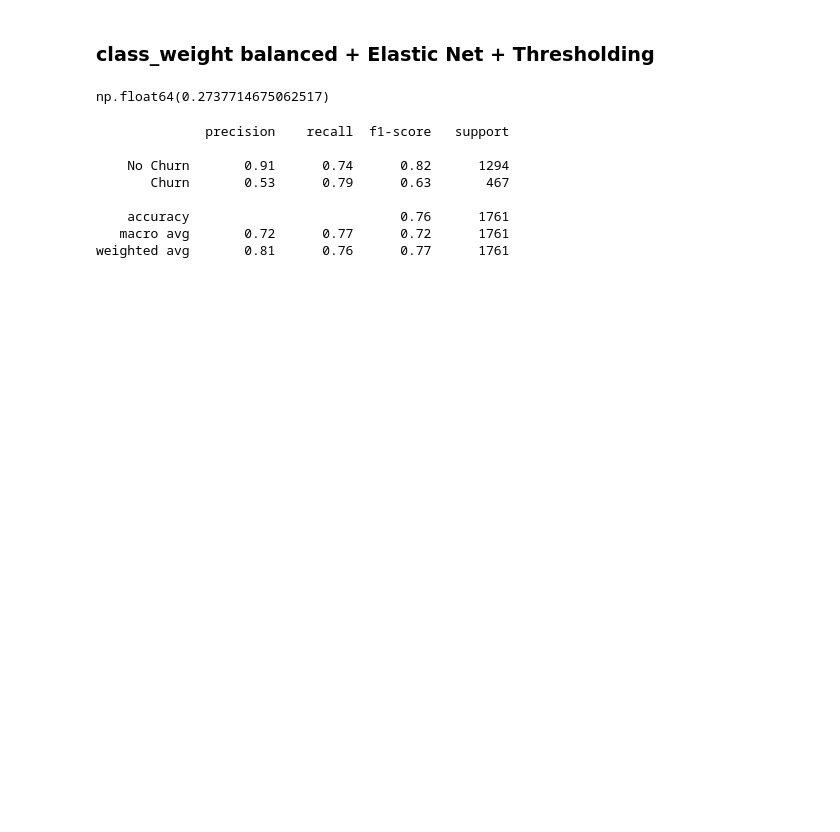
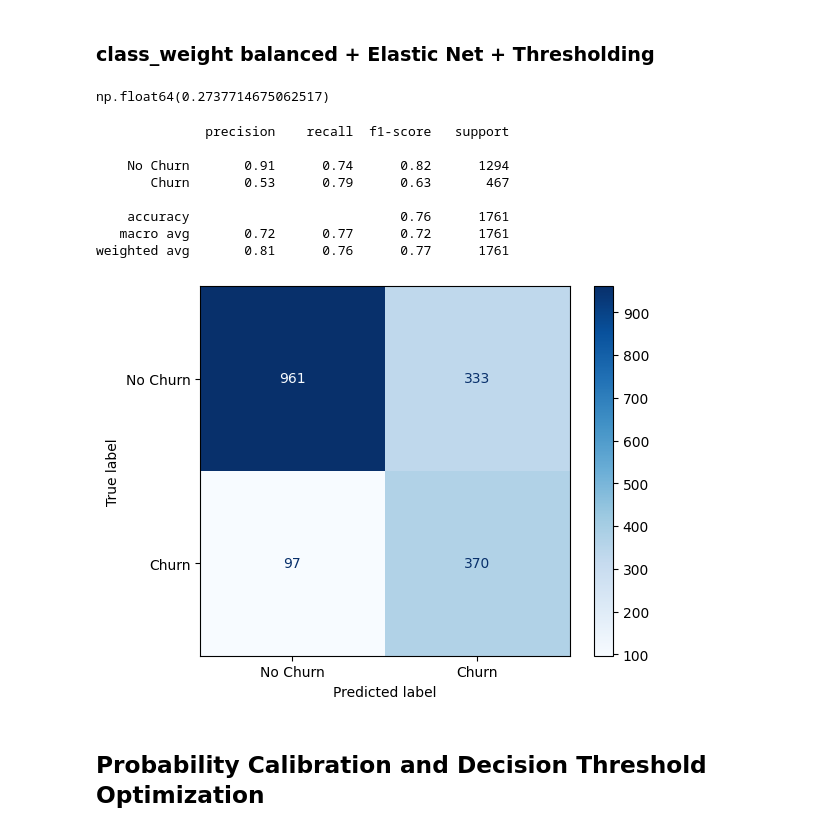
Before and after one commit to JessePMelo/Telco-Customer-Churn, a Jupyter notebook: data_science/notebooks/Telco_Customer_Churn.ipynb, the cells around one changed output. Saved outputs shown, nothing was run; the diff lists cells and outputs as text; code cells hidden in the pictures; blank space fills up the shorter version.

```diff
--- a/data_science/notebooks/Telco_Customer_Churn.ipynb
+++ b/data_science/notebooks/Telco_Customer_Churn.ipynb
@@ -694,3 +708,19 @@ print(classification_report(
     accuracy                           0.76      1761
    macro avg       0.72      0.77      0.72      1761
 weighted avg       0.81      0.76      0.77      1761
+# %%
+from sklearn.metrics import ConfusionMatrixDisplay
+import matplotlib.pyplot as plt
+
+ConfusionMatrixDisplay.from_predictions(
+    y_test,
+    y_pred_threshold,
+    display_labels=['No Churn', 'Churn'],
+    cmap='Blues'
+)
+
+plt.show()
+# %% [output]
+[figure, added]
+# %% [markdown]
+## Probability Calibration and Decision Threshold Optimization
```
Also changed, not shown: parts of 13 cells of this notebook.
